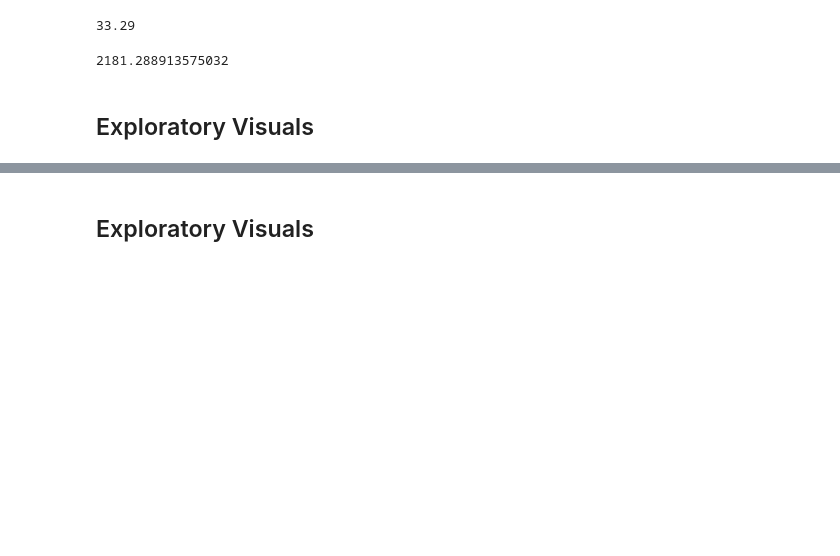
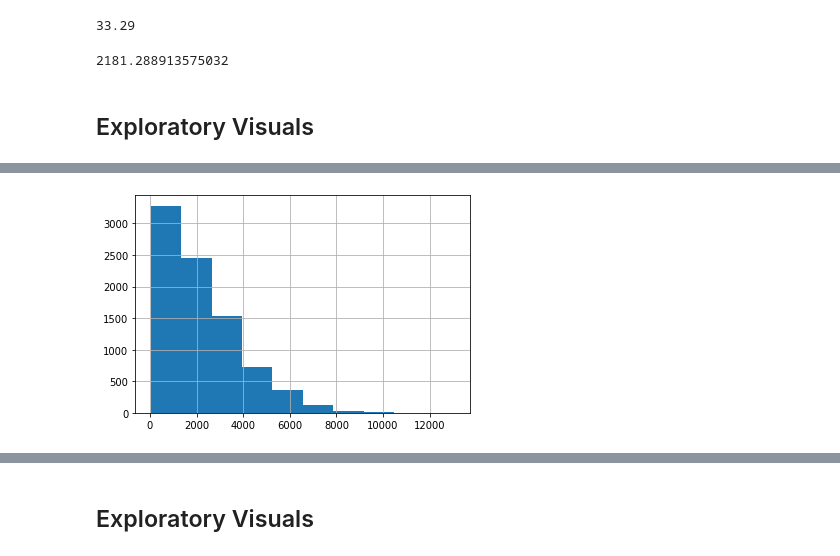
Before and after one commit to BrettBoynton/Sales-predictions, a Jupyter notebook: Sales-Predictions.ipynb, the cells around one changed output, grey strips where cells are left out. Saved outputs shown, nothing was run; the diff lists cells and outputs as text; code cells hidden in the pictures; blank space fills up the shorter version.

```diff
--- a/Sales-Predictions.ipynb
+++ b/Sales-Predictions.ipynb
@@ -256,0 +277,6 @@ df['Item_Outlet_Sales'].mean()
+# %%
+ax = df['Item_Outlet_Sales'].hist()
+ax.tick_params(axis='x')
+ax.ticklabel_format(style='plain')
+# %% [output]
+[figure, added]
```
Also changed, not shown: parts of 8 cells of this notebook.
